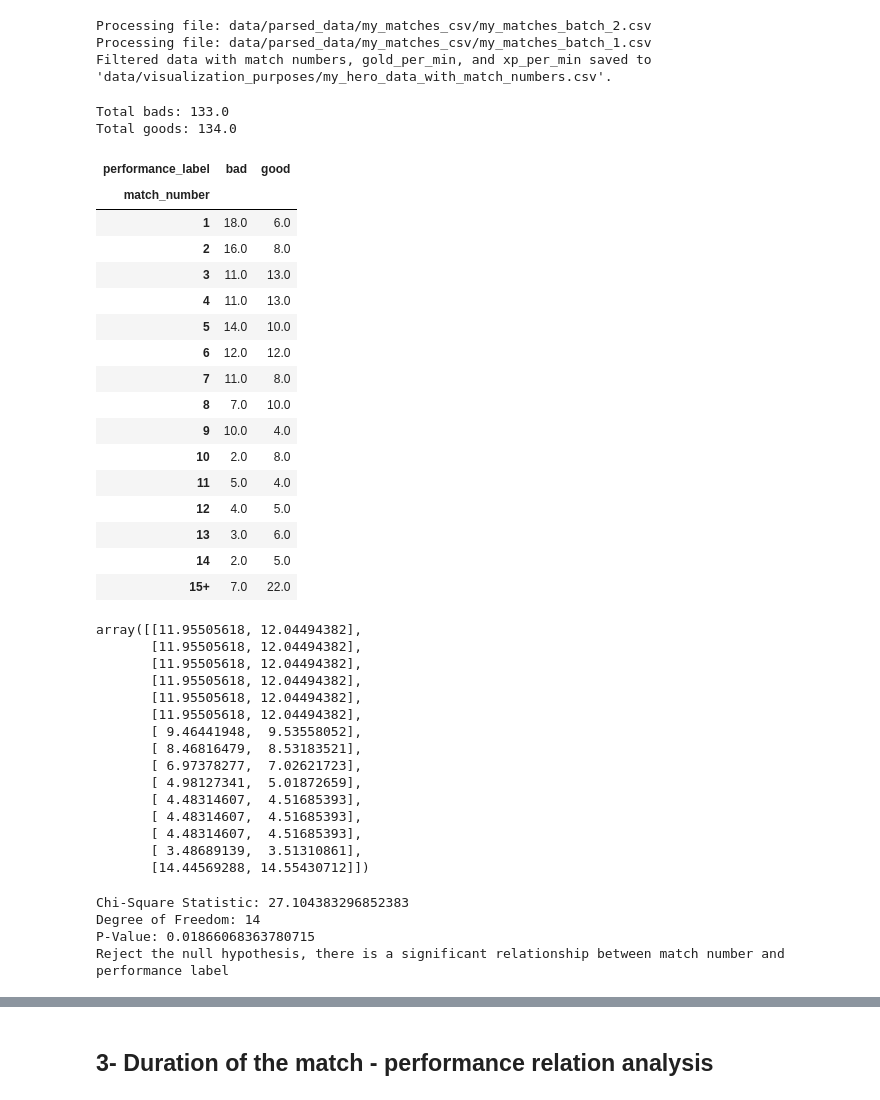
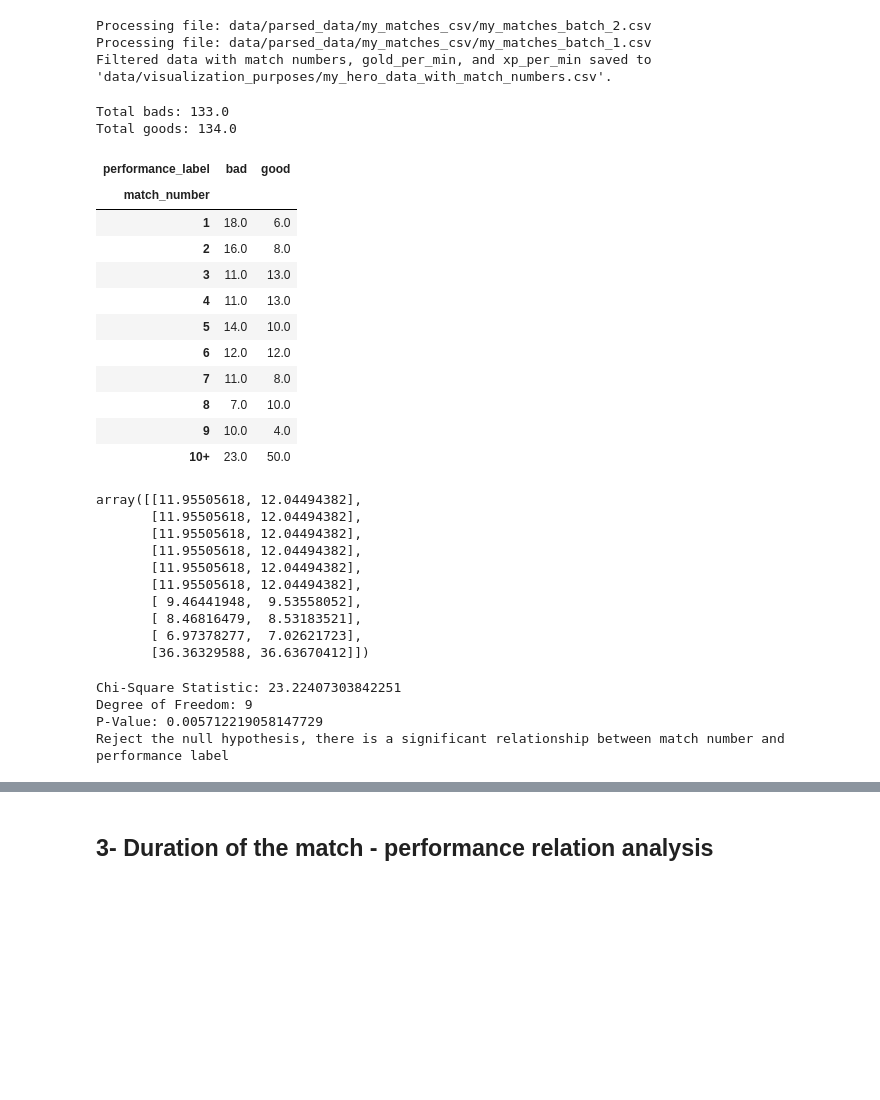
Before and after one commit to Xerkan10/Fall-2024-DSA210-Project, a Jupyter notebook: data_analysis.ipynb, the cells around one changed output, grey strips where cells are left out. Drawn from its saved outputs; the diff is of its cells as text; code cells hidden in the pictures; blank space fills up the shorter version.

```diff
--- a/data_analysis.ipynb
+++ b/data_analysis.ipynb
@@ -442,42 +442,37 @@ df_contingency = filtered_data[(filtered_data["performance_label"] == "good") |
 df_contingency = df_contingency.groupby(by=["match_number", "performance_label"]).size().unstack()
 df_contingency.fillna(0, inplace=True)
 
 # Merge match_numbers greater than 10 into match_number 10
 # We're doing this to not violate chi-square test assumptions: expected frequency > 5 for all cells
-df_contingency.loc[15] += df_contingency[df_contingency.index > 15].sum()
-df_contingency = df_contingency[df_contingency.index <= 15]
+df_contingency.loc[10] += df_contingency[df_contingency.index > 10].sum()
+df_contingency = df_contingency[df_contingency.index <= 10]
 
 # Rename match_number 10 to 10+
-df_contingency.rename(index={15: '15+'}, inplace=True)
+df_contingency.rename(index={10: '10+'}, inplace=True)
 
 # Print total bads and total goods
 total_bads = df_contingency['bad'].sum()
 total_goods = df_contingency['good'].sum()
 print(f"Total bads: {total_bads}")
 print(f"Total goods: {total_goods}")
 
 # Display the updated contingency table
 df_contingency
 # %% [output]
 Total bads: 133.0
 Total goods: 134.0
 | performance_label | bad | good |
 | match_number |  |  |
 | 1 | 18.0 | 6.0 |
 | 2 | 16.0 | 8.0 |
 | 3 | 11.0 | 13.0 |
 | 4 | 11.0 | 13.0 |
 | 5 | 14.0 | 10.0 |
 | 6 | 12.0 | 12.0 |
 | 7 | 11.0 | 8.0 |
 | 8 | 7.0 | 10.0 |
 | 9 | 10.0 | 4.0 |
-| 10 | 2.0 | 8.0 |
-| 11 | 5.0 | 4.0 |
-| 12 | 4.0 | 5.0 |
-| 13 | 3.0 | 6.0 |
-| 14 | 2.0 | 5.0 |
-| 15+ | 7.0 | 22.0 |
+| 10+ | 23.0 | 50.0 |
 # %%
 import numpy as np
 
@@ -498,12 +493,7 @@ array([[11.95505618, 12.04494382],
        [ 9.46441948,  9.53558052],
        [ 8.46816479,  8.53183521],
        [ 6.97378277,  7.02621723],
-       [ 4.98127341,  5.01872659],
-       [ 4.48314607,  4.51685393],
-       [ 4.48314607,  4.51685393],
-       [ 4.48314607,  4.51685393],
-       [ 3.48689139,  3.51310861],
-       [14.44569288, 14.55430712]])
+       [36.36329588, 36.63670412]])
 # %%
 from scipy.stats import chi2
 
@@ -523,9 +513,9 @@ if pval < 0.05:
 else:
   print("Fail to reject null hypothesis, there is no significant relationship between match number and performance label")
 # %% [output]
-Chi-Square Statistic: 27.104383296852383
-Degree of Freedom: 14
-P-Value: 0.01866068363780715
+Chi-Square Statistic: 23.22407303842251
+Degree of Freedom: 9
+P-Value: 0.005712219058147729
 Reject the null hypothesis, there is a significant relationship between match number and performance label
 # %%
 from scipy.stats import pearsonr
```
Also changed, not shown: parts of 3 cells of this notebook, 3 other files.
